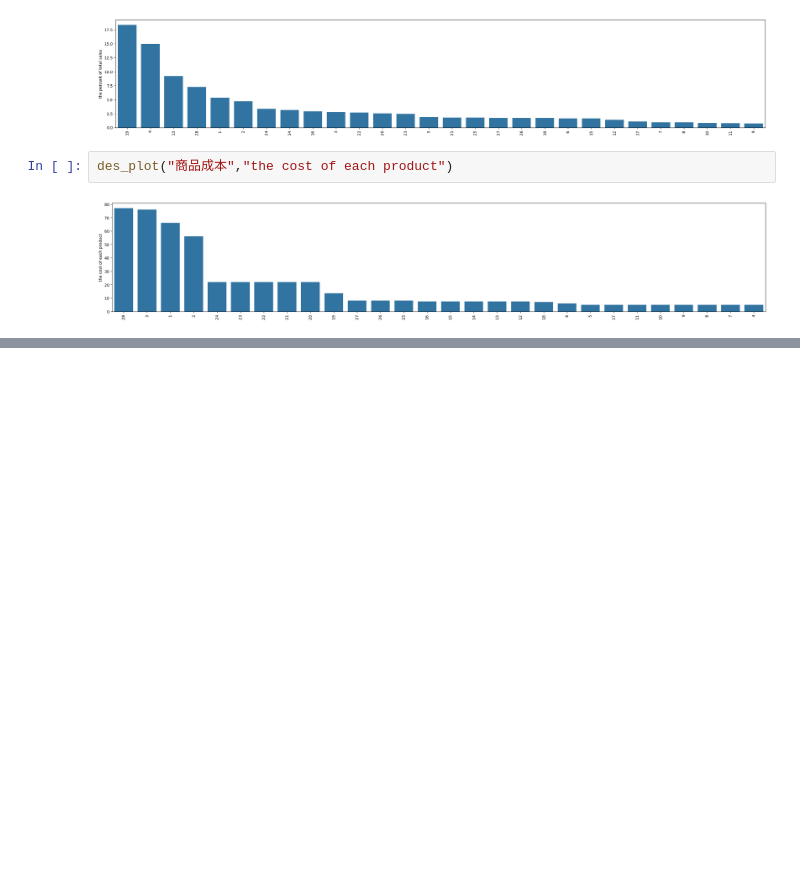
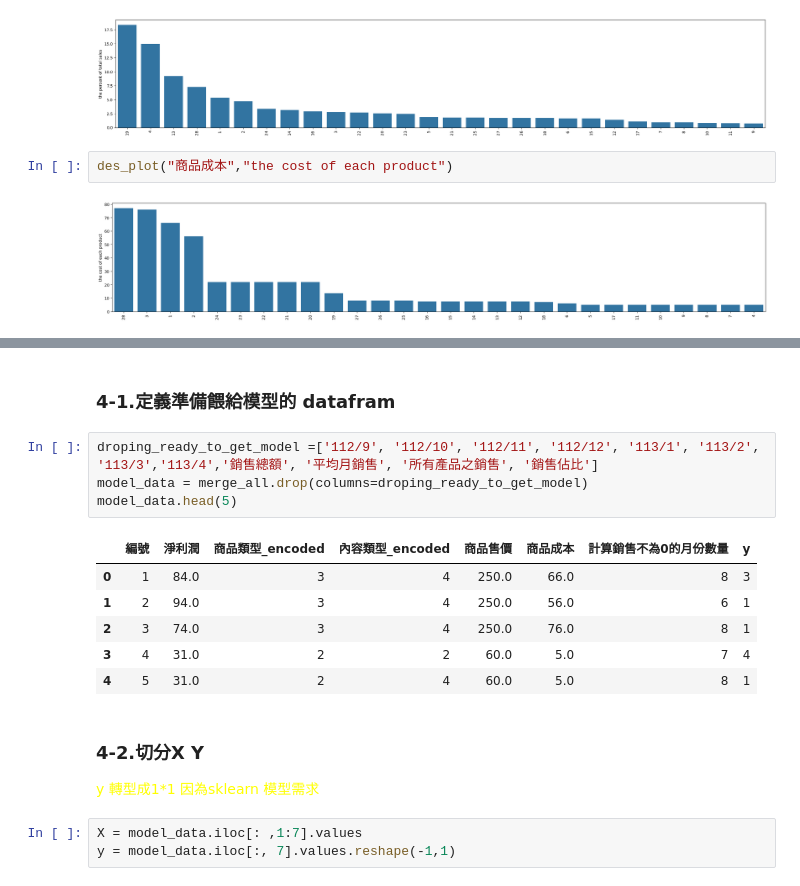
Before and after one commit to junweichen1999/brand_product_sale_analysis, a Jupyter notebook: anal_product.ipynb, the cells around one changed output, grey strips where cells are left out. Cells and saved outputs as stored; diff of their text form; blank space fills up the shorter version.

Commit message:
0521 third commit staer to model_finish linear regression

```diff
--- a/anal_product.ipynb
+++ b/anal_product.ipynb
@@ -431,0 +481,19 @@ des_plot("商品成本","the cost of each product")
+# %% [markdown]
+### 4-1.定義準備餵給模型的 datafram
+# %%
+droping_ready_to_get_model =['112/9', '112/10', '112/11', '112/12', '113/1', '113/2', '113/3','113/4','銷售總額', '平均月銷售', '所有產品之銷售', '銷售佔比']
+model_data = merge_all.drop(columns=droping_ready_to_get_model)
+model_data.head(5)
+# %% [output]
+|  | 編號 | 淨利潤 | 商品類型_encoded | 內容類型_encoded | 商品售價 | 商品成本 | 計算銷售不為0的月份數量 | y |
+| 0 | 1 | 84.0 | 3 | 4 | 250.0 | 66.0 | 8 | 3 |
+| 1 | 2 | 94.0 | 3 | 4 | 250.0 | 56.0 | 6 | 1 |
+| 2 | 3 | 74.0 | 3 | 4 | 250.0 | 76.0 | 8 | 1 |
+| 3 | 4 | 31.0 | 2 | 2 | 60.0 | 5.0 | 7 | 4 |
+| 4 | 5 | 31.0 | 2 | 4 | 60.0 | 5.0 | 8 | 1 |
+# %% [markdown]
+### 4-2.切分X Y
+<font color = yellow>y 轉型成1*1 因為sklearn 模型需求</font>
+# %%
+X = model_data.iloc[: ,1:7].values
+y = model_data.iloc[:, 7].values.reshape(-1,1)
```
Also changed, not shown: parts of 11 cells of this notebook.
